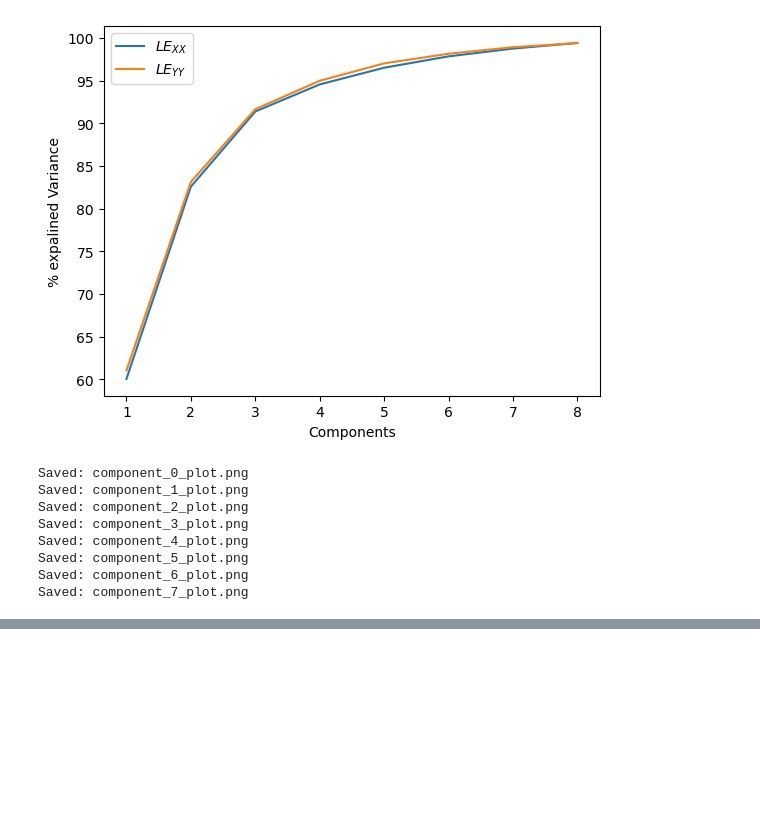
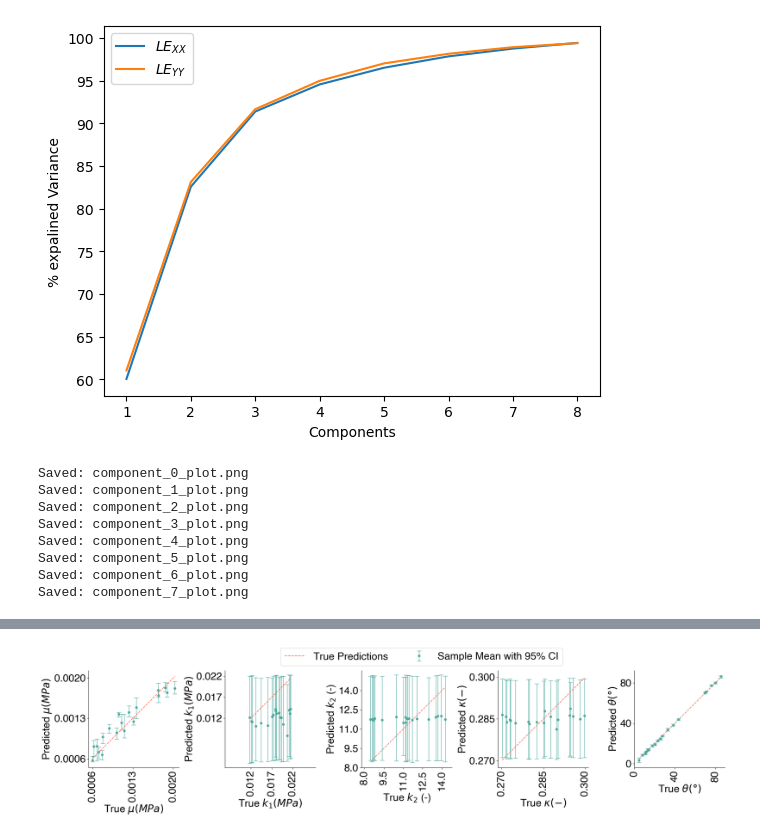
Before and after one commit to mwilkinson1/bayesian-active-membranes, a Jupyter notebook: inverse_problem/plots.ipynb, the cells around one changed output, grey strips where cells are left out. Cells and saved outputs as stored; diff of their text form; code cells hidden in the pictures; blank space fills up the shorter version.

```diff
--- a/inverse_problem/plots.ipynb
+++ b/inverse_problem/plots.ipynb
@@ -287,0 +565,99 @@ Saved: component_7_plot.png
+# %%
+noise_data = "s10"
+expansion_type = "max"
+_expansion_type = "Max"
+
+# Function to calculate the mode using KDE
+def calculate_mode(data):
+    kde = gaussian_kde(data)
+    x = np.linspace(min(data), max(data), 1000)
+    mode = x[np.argmax(kde(x))]
+    return mode
+
+# Load the true parameters
+params = pd.read_csv(f"../noisy_inverse/{noise_data}_partitioned_data/{noise_data}_{expansion_type}_expansion_labels.csv", index_col=0, header=None)
+
+# Initialize stats arrays
+mean_array = []
+ci_lower_array = []
+ci_upper_array = []
+true_values_array = []
+
+for i in range(20):
+    file_path = f"../noisy_inverse/mcmc_samples/MCMC{i}_{noise_data}_Comp_{_expansion_type}.csv"
+    if not os.path.exists(file_path):
+        print(f"File {file_path} does not exist. Skipping...")
+        continue
+
+    mcmc_df = pd.read_csv(file_path, index_col=0)[["mu", "k1", "k2", "kappa", "theta"]]
+    true_values = params.iloc[i].values[0:5]  # Align with the corresponding file index
+
+    # Calculating mean
+    sample_mean = mcmc_df.mean()
+
+    # Calculating confidence intervals using percentiles
+    ci_lower = mcmc_df.quantile(0.025)  # 2.5th percentile for the lower bound
+    ci_upper = mcmc_df.quantile(0.975)  # 97.5th percentile for the upper bound
+
+    # Save results
+    mean_array.append(sample_mean.values)
+    ci_lower_array.append(ci_lower.values)
+    ci_upper_array.append(ci_upper.values)
+    true_values_array.append(true_values)  # Store true values
+
+# Convert lists to numpy arrays for easier plotting
+mean_array = np.array(mean_array)
+ci_lower_array = np.array(ci_lower_array)
+ci_upper_array = np.array(ci_upper_array)
+true_values_array = np.array(true_values_array)
+
+# Plotting
+fig, axs = plt.subplots(1, 5, figsize=(25, 5))  # Adjust figsize to suit a single row
+
+param_names = ["$\mu (MPa)$", "$k_1 (MPa)$", "$k_2$ (-)", "$\kappa (-)$", "$\\theta (\degree)$"]
+axis_font_size = 24
+legend_font_size = 24 # Adjustable font size for the legend
+tick_size = 24 # Font size for tick labels
+
+min_tick = [0.0006, 0.012, 8, 0.27, 0]
+max_tick = [0.002, 0.022, 14, 0.3, 80]
+
+for i in range(5):
+    true_values = true_values_array[:, i]
+    predicted_means = mean_array[:, i]
+    lower_errors = predicted_means - ci_lower_array[:, i]
+    upper_errors = ci_upper_array[:, i] - predicted_means
+
+    # Plot mean with error bars in a single row, customize color (e.g., blue for markers, black for error bars)
+    axs[i].errorbar(true_values, predicted_means, yerr=[lower_errors, upper_errors], fmt='o',
+                    color='#4DA89D', ecolor='#4DA89D', label='Sample Mean with 95% CI',
+                    markersize=5, capsize=5, elinewidth=1)
+
+    # Generate a line based on the range of true_values
+    x_line = np.linspace(min(true_values), max(true_values), 10)
+
+    # Plot a black dashed line with the color specified
+    axs[i].plot(x_line, x_line, color="#FF6F61", linestyle='--', label='True Predictions')
+
+    axs[i].set_xlabel(f"True {param_names[i]}", fontsize=axis_font_size)
+    axs[i].set_ylabel(f"Predicted {param_names[i]}", fontsize=axis_font_size)
+    axs[i].set_aspect('equal', adjustable='datalim')  # Set aspect ratio to be equal
+
+    axs[i].tick_params(axis='x', labelsize=tick_size, rotation=90)
+    axs[i].tick_params(axis='y', labelsize=tick_size)
+
+    # Remove the top and right spines
+    axs[i].spines['top'].set_visible(False)
+    axs[i].spines['right'].set_visible(False)
+
+    # Set specific x and y ticks for each subplot
+    axs[i].set_xticks(np.linspace(min_tick[i], max_tick[i], 3 if i != 2 else 5))
+    axs[i].set_yticks(np.linspace(min_tick[i], max_tick[i], 3 if i != 2 else 5))
+
+# Create a single legend for the whole figure, positioned above the plots
+handles, labels = axs[0].get_legend_handles_labels()
+fig.legend(handles, labels, loc='upper center', bbox_to_anchor=(0.5, 1.15), ncol=2, fontsize=legend_font_size)
+
+plt.tight_layout(rect=[0, 0, 0.9, 1])  # Adjust layout to fit legend above
+plt.show()
+# %% [output]
@@ -287,0 +665 @@ Saved: component_7_plot.png
+[figure, added]
```
Also changed, not shown: parts of 7 cells of this notebook, 2 other files.
